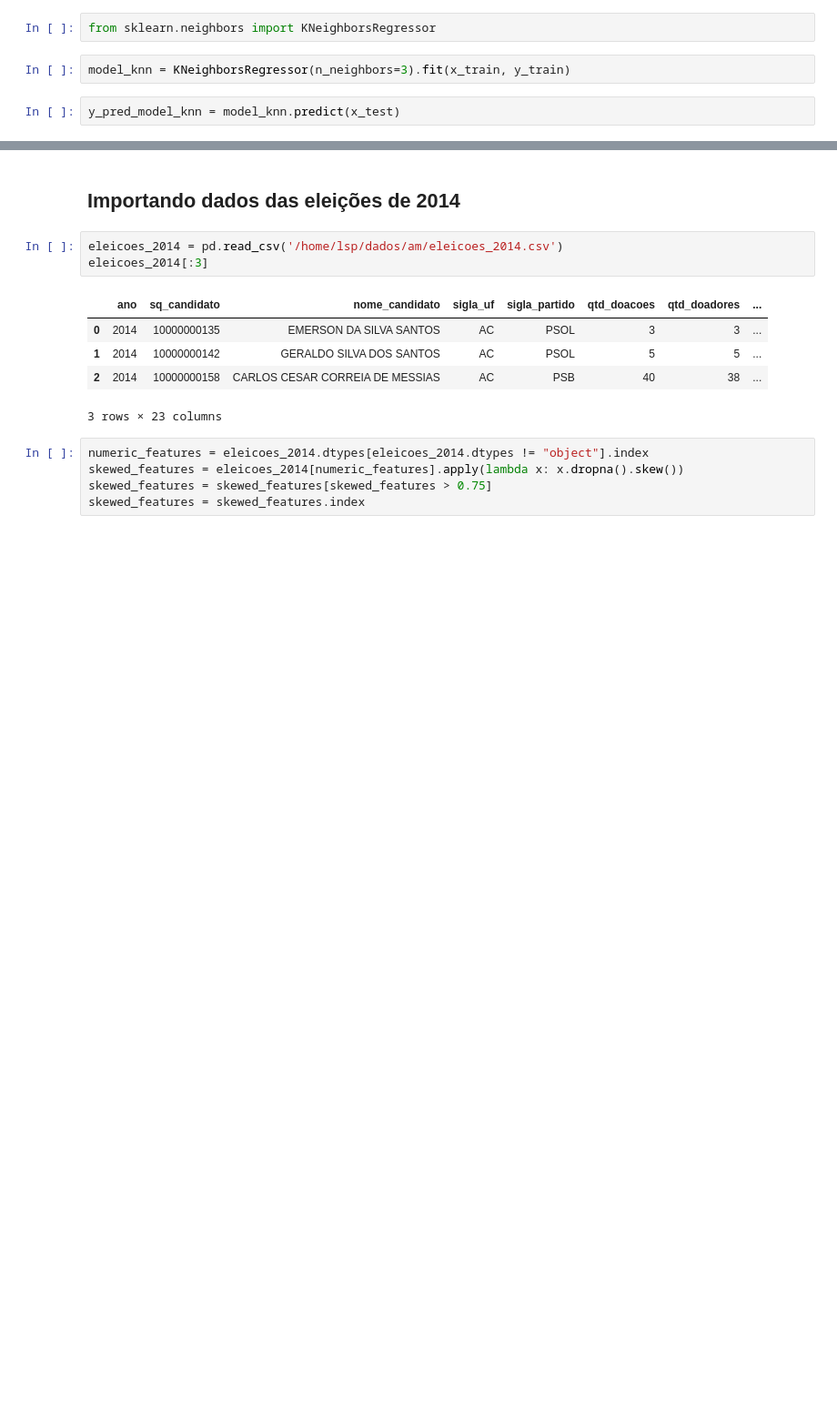
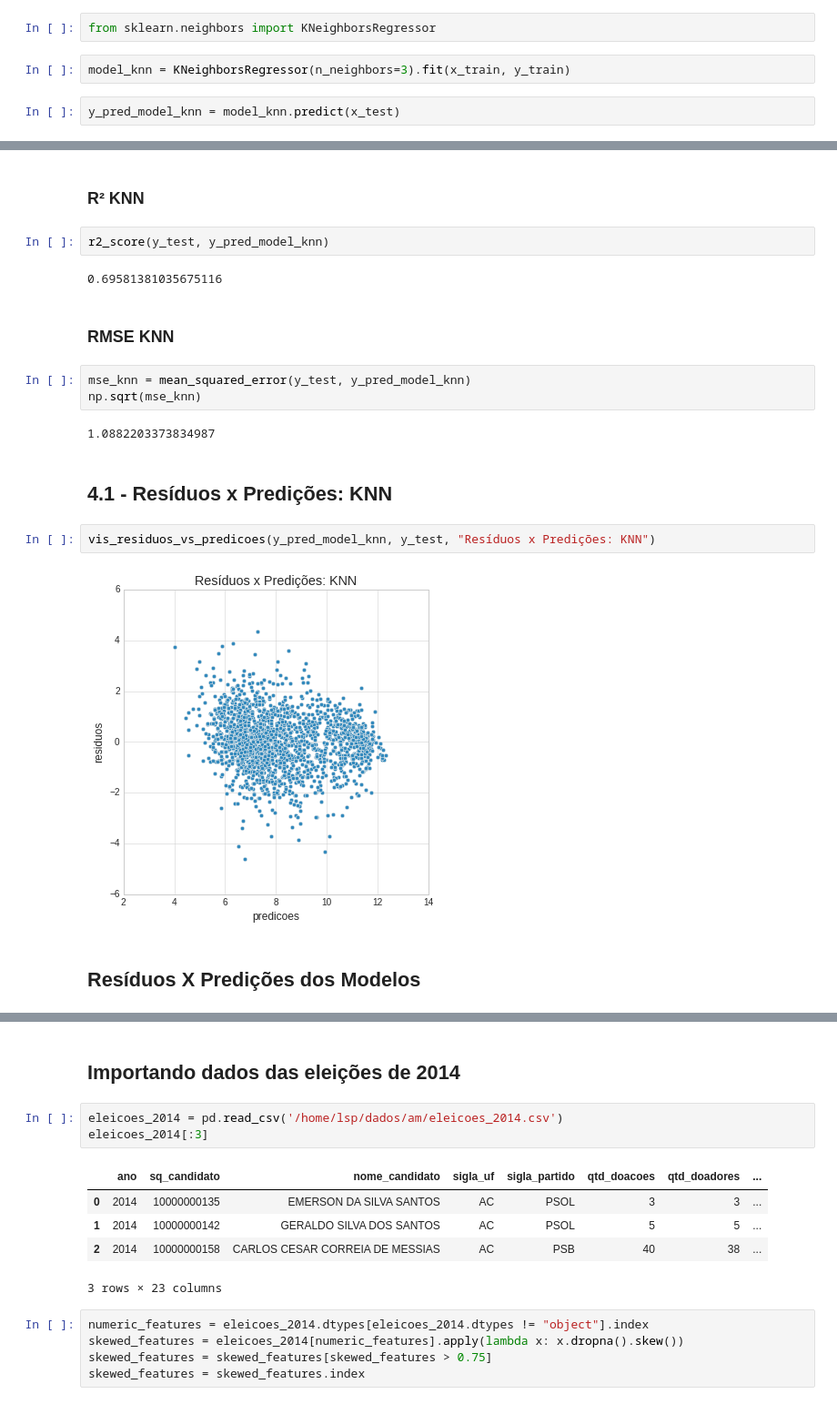
Before and after one commit to Lorenaps/aprendizagem-maquina, a Jupyter notebook: previsao_votacao_deputados/previsao_votacao_deputados.ipynb, the cells around one changed output, grey strips where cells are left out. Shown: that part at 91% size. Drawn from its saved outputs; the diff is of its cells as text; blank space fills up the shorter version.

```diff
--- a/previsao_votacao_deputados/previsao_votacao_deputados.ipynb
+++ b/previsao_votacao_deputados/previsao_votacao_deputados.ipynb
@@ -573,0 +611,21 @@ plt.legend()
+# %% [markdown]
+### R² KNN
+# %%
+r2_score(y_test, y_pred_model_knn)
+# %% [output]
+0.69581381035675116
+# %% [markdown]
+### RMSE KNN
+# %%
+mse_knn = mean_squared_error(y_test, y_pred_model_knn)
+np.sqrt(mse_knn)
+# %% [output]
+1.0882203373834987
+# %% [markdown]
+## 4.1 - Resíduos x Predições: KNN
+# %%
+vis_residuos_vs_predicoes(y_pred_model_knn, y_test, "Resíduos x Predições: KNN")
+# %% [output]
+[figure, added]
+# %% [markdown]
+## Resíduos X Predições dos Modelos
```
Also changed, not shown: parts of 43 cells of this notebook.
